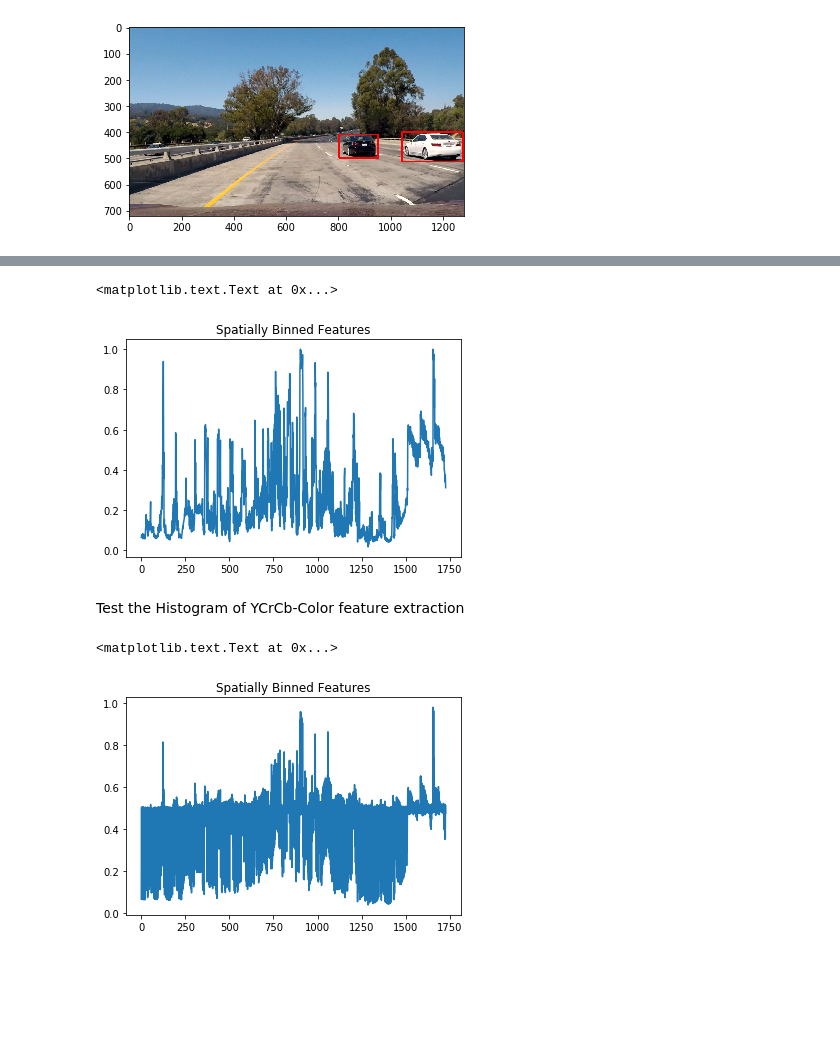
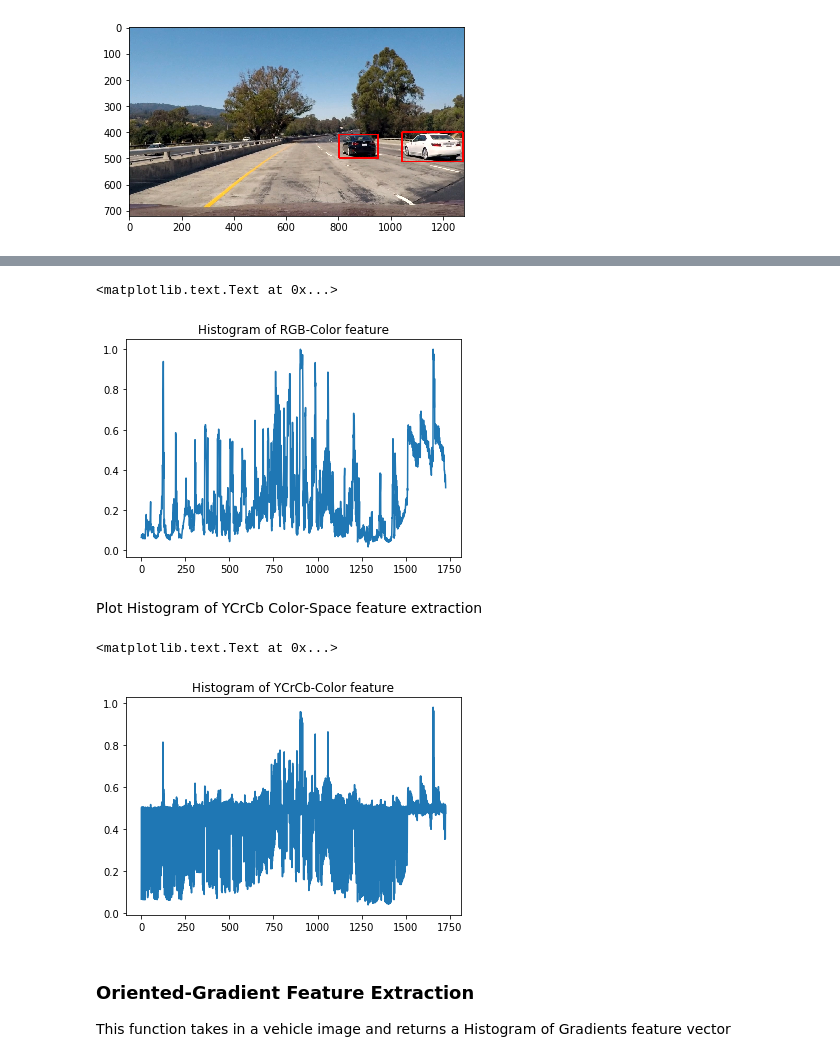
Before and after one commit to vinny-palumbo/AutonomousCars-VehicleDetection, a Jupyter notebook: pipeline.ipynb, the cells around one changed output, grey strips where cells are left out. Cells and saved outputs as stored; diff of their text form; code cells hidden in the pictures; blank space fills up the shorter version.

```diff
--- a/pipeline.ipynb
+++ b/pipeline.ipynb
@@ -71,5 +71,5 @@ This function takes in a vehicle image, a color space conversion, and the resolu
 # %%
-def bin_spatial(img, color_space='RGB', size=(24, 24)):
+def get_hoc_features(img, color_space='RGB', size=(24, 24)):
     # Convert image to new color space (if specified)
     if color_space != 'RGB':
         if color_space == 'HSV':
@@ -92,7 +92,7 @@ Test on this test vehicle image
 # %%
 #reading in a vehicle test image
-test_vehicule_image = mpimg.imread('test_images/Histogram of Colors/7.png')
-test_vehicule_image = cv2.resize(test_vehicule_image, (24, 24))
+test_vehicule_image = mpimg.imread('test_images/feature-extraction/7.png')
+test_vehicule_image = cv2.resize(test_vehicule_image, (64, 64))
 plt.imshow(test_vehicule_image)
 # %% [output]
 <matplotlib.image.AxesImage at 0x...>
@@ -102,20 +102,23 @@ Test the Histogram of RGB-Color feature extraction
 # %%
-feature_vec = bin_spatial(test_vehicule_image, color_space='RGB')
+feature_vec = get_hoc_features(test_vehicule_image, color_space='RGB')
 
 # Plot features
 plt.plot(feature_vec)
-plt.title('Spatially Binned Features')
+plt.title('Histogram of RGB-Color feature')
 # %% [output]
 <matplotlib.text.Text at 0x...>
-[figure, old version]
+[figure, new version]
 # %% [markdown]
-Test the Histogram of YCrCb-Color feature extraction
+Plot Histogram of YCrCb Color-Space feature extraction
 # %%
-feature_vec = bin_spatial(test_vehicule_image, color_space='YCrCb')
+feature_vec = get_hoc_features(test_vehicule_image, color_space='YCrCb')
 
 # Plot features
 plt.plot(feature_vec)
-plt.title('Spatially Binned Features')
+plt.title('Histogram of YCrCb-Color feature')
 # %% [output]
 <matplotlib.text.Text at 0x...>
-[figure, old version]
+[figure, new version]
+# %% [markdown]
+### Oriented-Gradient Feature Extraction
+This function takes in a vehicle image and returns a Histogram of Gradients feature vector
```
Also changed, not shown: parts of 10 cells of this notebook, 6 other files.
